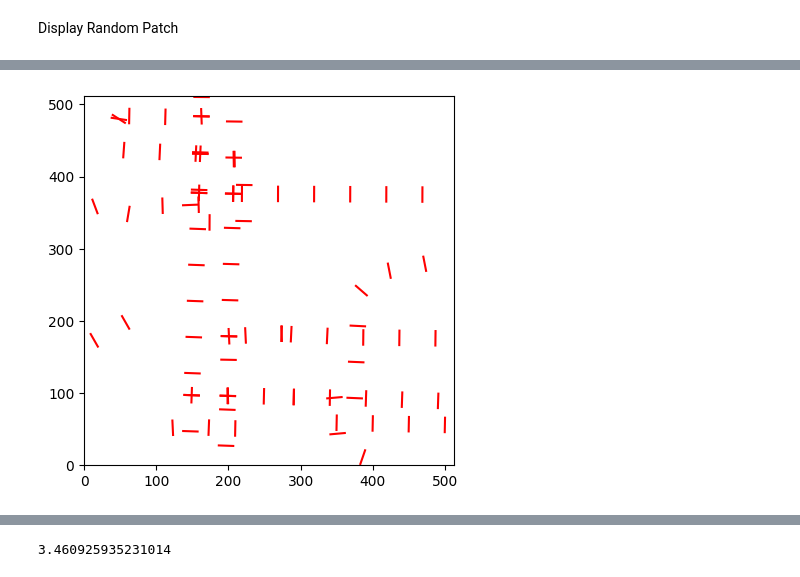
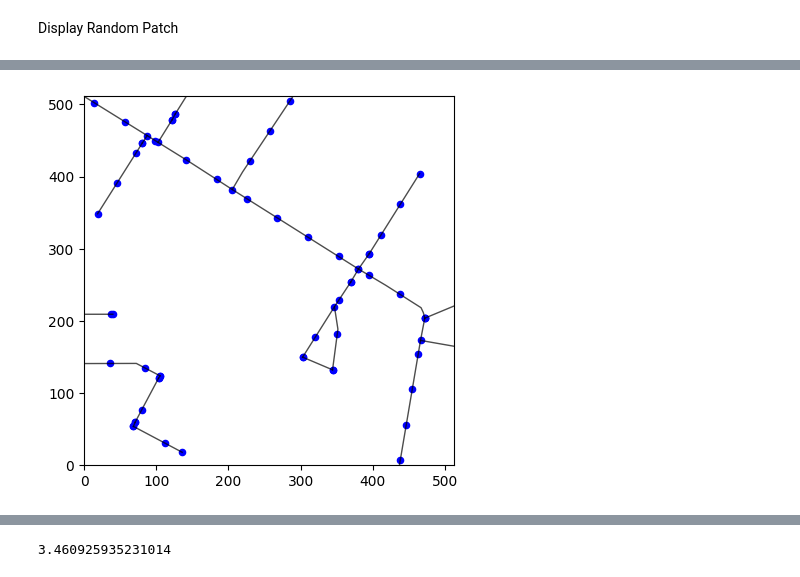
Before and after one commit to Roughienmn/Width-Extractor, a Jupyter notebook: Prototype.ipynb, the cells around one changed output, grey strips where cells are left out. Cells and saved outputs as stored; diff of their text form; code cells hidden in the pictures.

```diff
--- a/Prototype.ipynb
+++ b/Prototype.ipynb
@@ -434,45 +478,53 @@ def compute_points_and_perpendiculars(road_line, distance_interval):
 # %%
 bbox = sp.geometry.box(0, 0, 512, 512)
 point_line_eq = []
 for road in scaled_patch_roads['geometry_scaled'].items():
     geom = road[1]
 
     if isinstance(geom, sp.MultiLineString):
         for line in geom.geoms:
+            # Plot the line being interpolated
+            x, y = line.xy
+            plt.plot(x, y, color='black', linewidth=1, alpha=0.7)
             point_slope_pairs = compute_points_and_perpendiculars(line, SEARCH_INTERVAL)
             for point_slope_pair in point_slope_pairs:
                 point, slope = point_slope_pair
-                if slope == float('inf'):
-                    x1, x2 = point.x, point.x
-                    y1, y2 = point.y - LINE_LENGTH / 2, point.y + LINE_LENGTH / 2
-                    plt.plot([x1, x2], [y1, y2], color='red')
-                else:
-                    dx = LINE_LENGTH / (2 * (1 + slope ** 2) ** 0.5)
-                    dy = slope * dx
-                    x1, y1 = point.x - dx, point.y - dy
-                    x2, y2 = point.x + dx, point.y + dy
-                    plt.plot([x1, x2], [y1, y2], color='red')
+                # if slope == float('inf'):
+                #     x1, x2 = point.x, point.x
+                #     y1, y2 = point.y - LINE_LENGTH / 2, point.y + LINE_LENGTH / 2
+                #     plt.plot([x1, x2], [y1, y2], color='red')
+                # else:
+                #     dx = LINE_LENGTH / (2 * (1 + slope ** 2) ** 0.5)
+                #     dy = slope * dx
+                #     x1, y1 = point.x - dx, point.y - dy
+                #     x2, y2 = point.x + dx, point.y + dy
+                #     plt.plot([x1, x2], [y1, y2], color='red')
+                plt.scatter(point.x, point.y, color='blue', s=20)
     elif isinstance(geom, sp.LineString):
+        x, y = geom.xy
+        plt.plot(x, y, color='black', linewidth=1, alpha=0.7)
         point_slope_pairs = compute_points_and_perpendiculars(geom, SEARCH_INTERVAL)
         for point_slope_pair in point_slope_pairs:
             point, slope = point_slope_pair
-            if slope == float('inf'):
-                x1, x2 = point.x
-                y1, y2 = point.y - LINE_LENGTH / 2, point.y + LINE_LENGTH / 2
-                plt.plot([x1, x2], [y1, y2], color='red')
-            else:
-                dx = LINE_LENGTH / (2 * (1 + slope ** 2) ** 0.5)
-                dy = slope * dx
-                x1, y1 = point.x - dx, point.y - dy
-                x2, y2 = point.x + dx, point.y + dy
-                plt.plot([x1, x2], [y1, y2], color='red')
+            point, slope = point_slope_pair
+            # if slope == float('inf'):
+            #     x1, x2 = point.x
+            #     y1, y2 = point.y - LINE_LENGTH / 2, point.y + LINE_LENGTH / 2
+            #     plt.plot([x1, x2], [y1, y2], color='red')
+            # else:
+            #     dx = LINE_LENGTH / (2 * (1 + slope ** 2) ** 0.5)
+            #     dy = slope * dx
+            #     x1, y1 = point.x - dx, point.y - dy
+            #     x2, y2 = point.x + dx, point.y + dy
+            #     plt.plot([x1, x2], [y1, y2], color='red')
+            plt.scatter(point.x, point.y, color='blue', s=20)
 
 plt.xlim(0, 512)
 plt.ylim(0, 512)
 plt.gca().set_aspect('equal', adjustable='box')
 plt.show()
 # %% [output]
-[figure, old version]
+[figure, new version]
 # %%
 import math
 import matplotlib.pyplot as plt
```
Also changed, not shown: parts of 18 cells of this notebook.
